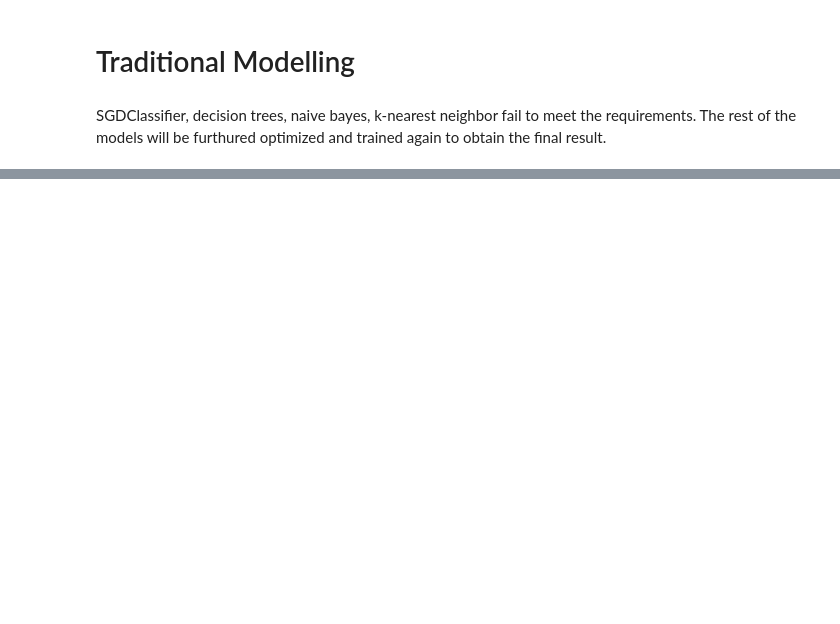
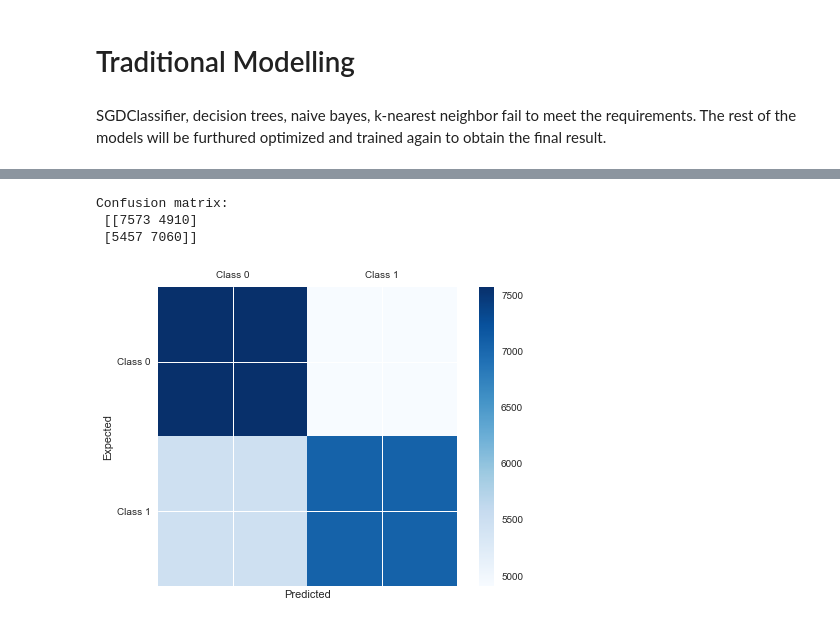
Before and after one commit to louis-hahaha/Big-Data-Project, a Jupyter notebook: Bigdata.ipynb, the cells around one changed output, grey strips where cells are left out. Cells and saved outputs as stored; diff of their text form; code cells hidden in the pictures; blank space fills up the shorter version.

```diff
--- a/Bigdata.ipynb
+++ b/Bigdata.ipynb
@@ -1030,0 +967,19 @@ satyadeep9123. (2018, June 13). What is the difference between predict and predi
+# %%
+conf_mat = confusion_matrix(y_true=y_test, y_pred=models['Random Forest'].predict(X_test))
+print('Confusion matrix:\n', conf_mat)
+
+labels = ['Class 0', 'Class 1']
+fig = plt.figure()
+ax = fig.add_subplot(111)
+cax = ax.matshow(conf_mat, cmap=plt.cm.Blues)
+fig.colorbar(cax)
+ax.set_xticklabels([''] + labels)
+ax.set_yticklabels([''] + labels)
+plt.xlabel('Predicted')
+plt.ylabel('Expected')
+plt.show()
+# %% [output]
+Confusion matrix:
+ [[7573 4910]
+ [5457 7060]]
+[figure, added]
```
Also changed, not shown: parts of 31 cells of this notebook, 2 other files.
